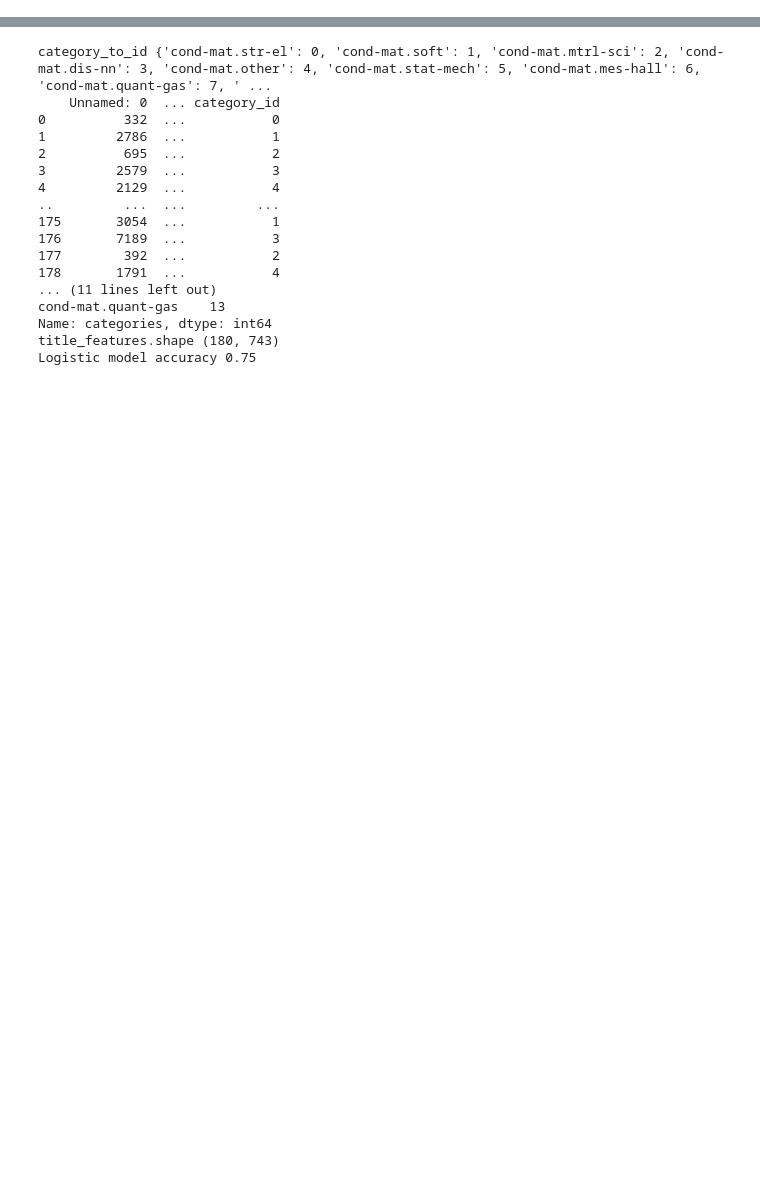
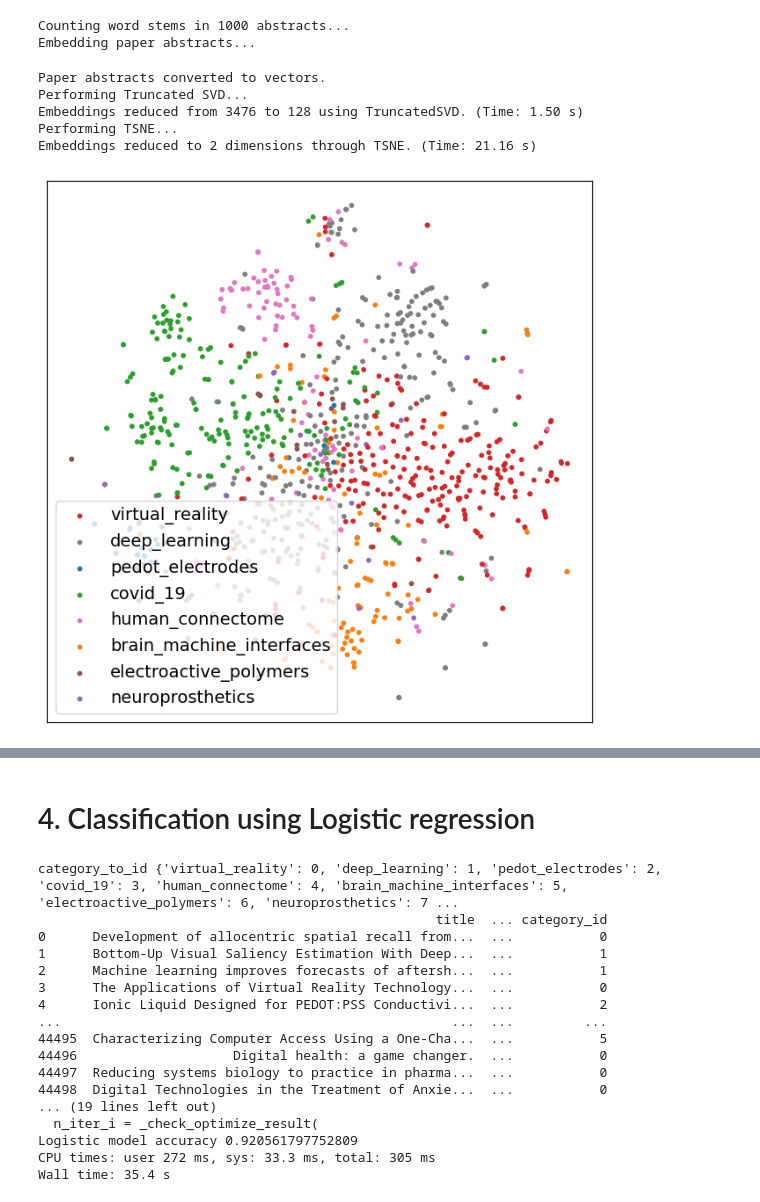
Before and after one commit to JARVIS-Materials-Design/jarvis-tools-notebooks, a Jupyter notebook: jarvis-tools-notebooks/ChemNLP_Example.ipynb, the cells around one changed output, grey strips where cells are left out. Cells and saved outputs as stored; diff of their text form; code cells hidden in the pictures; blank space fills up the shorter version.

```diff
--- a/jarvis-tools-notebooks/ChemNLP_Example.ipynb
+++ b/jarvis-tools-notebooks/ChemNLP_Example.ipynb
@@ -87,0 +166,13 @@ Successfully installed scikit-learn-1.1.2
+# %%
+%%time
+pubchem=pd.read_csv('pubchem.csv')[0:1000]
+tsne(df=pubchem,category_key='label_name',text='title')
+# %% [output]
+Counting word stems in 1000 abstracts...
+Embedding paper abstracts...
+Paper abstracts converted to vectors.
+Performing Truncated SVD...
+Embeddings reduced from 3476 to 128 using TruncatedSVD. (Time: 1.50 s)
+Performing TSNE...
+Embeddings reduced to 2 dimensions through TSNE. (Time: 21.16 s)
+[figure, added]
@@ -88,20 +181,24 @@ Successfully installed scikit-learn-1.1.2
+# %% [markdown]
+# 4. Classification using Logistic regression
 # %%
-!python chemnlp/classification/scikit_class.py --csv_path chemnlp/sample_data/cond_mat_small.csv
+%%time
+#!python chemnlp/classification/scikit_class.py --csv_path chemnlp/sample_data/cond_mat_small.csv
+!python chemnlp/classification/scikit_class.py --csv_path pubchem.csv --key_column label_name --value_column title
 # %% [output]
-category_to_id {'cond-mat.str-el': 0, 'cond-mat.soft': 1, 'cond-mat.mtrl-sci': 2, 'cond-mat.dis-nn': 3, 'cond-mat.other': 4, 'cond-mat.stat-mech': 5, 'cond-mat.mes-hall': 6, 'cond-mat.quant-gas': 7, ' ...
-    Unnamed: 0  ... category_id
-0          332  ...           0
-1         2786  ...           1
-2          695  ...           2
-3         2579  ...           3
-4         2129  ...           4
-..         ...  ...         ...
-175       3054  ...           1
-176       7189  ...           3
-177        392  ...           2
-178       1791  ...           4
-... (11 lines left out)
-cond-mat.quant-gas    13
-Name: categories, dtype: int64
-title_features.shape (180, 743)
-Logistic model accuracy 0.75
+category_to_id {'virtual_reality': 0, 'deep_learning': 1, 'pedot_electrodes': 2, 'covid_19': 3, 'human_connectome': 4, 'brain_machine_interfaces': 5, 'electroactive_polymers': 6, 'neuroprosthetics': 7 ...
+                                                   title  ... category_id
+0      Development of allocentric spatial recall from...  ...           0
+1      Bottom-Up Visual Saliency Estimation With Deep...  ...           1
+2      Machine learning improves forecasts of aftersh...  ...           1
+3      The Applications of Virtual Reality Technology...  ...           0
+4      Ionic Liquid Designed for PEDOT:PSS Conductivi...  ...           2
+...                                                  ...  ...         ...
+44495  Characterizing Computer Access Using a One-Cha...  ...           5
+44496                    Digital health: a game changer.  ...           0
+44497  Reducing systems biology to practice in pharma...  ...           0
+44498  Digital Technologies in the Treatment of Anxie...  ...           0
+... (19 lines left out)
+  n_iter_i = _check_optimize_result(
+Logistic model accuracy 0.920561797752809
+CPU times: user 272 ms, sys: 33.3 ms, total: 305 ms
+Wall time: 35.4 s
```
Also changed, not shown: parts of 27 cells of this notebook.
